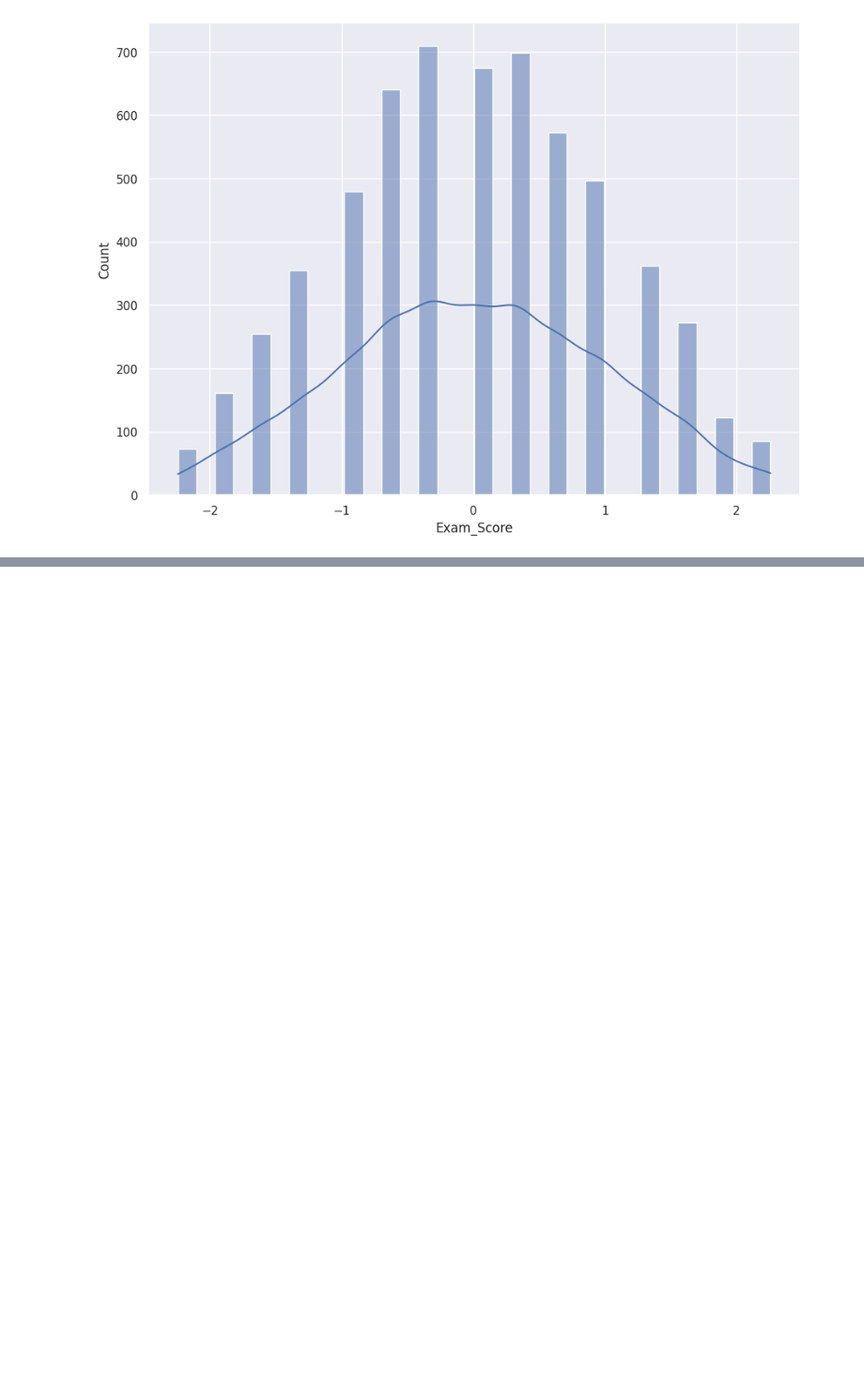
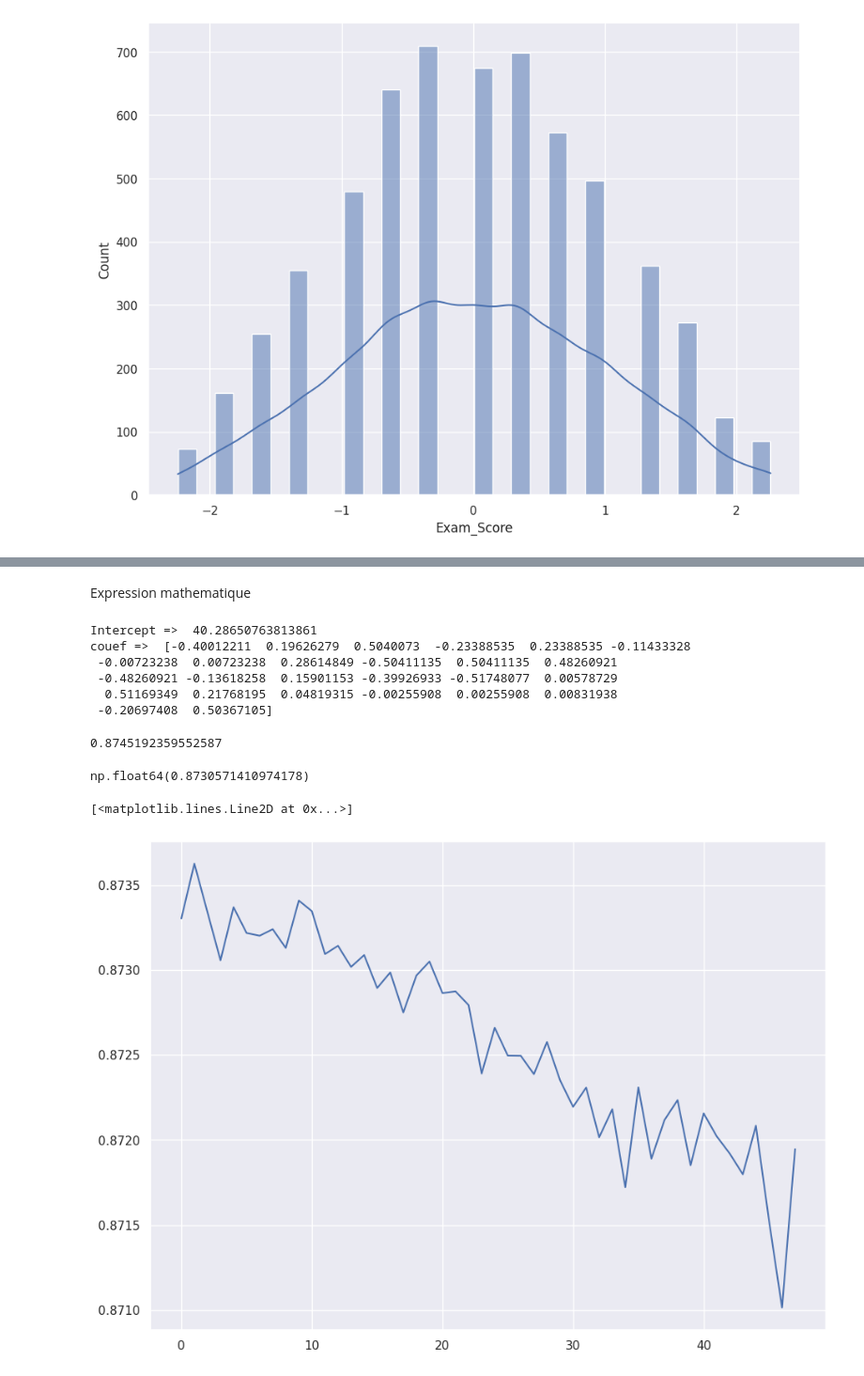
Before and after one commit to NohailaAitHammad/BRIEF_2_EduPredict, a Jupyter notebook: EDA.ipynb, the cells around one changed output, grey strips where cells are left out. Shown at 94% size. Saved outputs shown, nothing was run; the diff lists cells and outputs as text; code cells hidden in the pictures; blank space fills up the shorter version.

```diff
--- a/EDA.ipynb
+++ b/EDA.ipynb
@@ -543,0 +634,19 @@ sns.histplot(result['Exam_Score'], kde=True)
+# %% [markdown]
+Expression mathematique
+# %%
+intercept = model.intercept_
+couef = model.coef_
+print("Intercept => ", intercept)
+print("couef => ", couef)
+# %% [output]
+Intercept =>  40.28650763813861
+couef =>  [-0.40012211  0.19626279  0.5040073  -0.23388535  0.23388535 -0.11433328
+ -0.00723238  0.00723238  0.28614849 -0.50411135  0.50411135  0.48260921
+ -0.48260921 -0.13618258  0.15901153 -0.39926933 -0.51748077  0.00578729
+  0.51169349  0.21768195  0.04819315 -0.00255908  0.00255908  0.00831938
+ -0.20697408  0.50367105]
+# %%
+model.score(x_test, y_test)
+model.score(x_train, y_train)
+# %% [output]
+0.8745192359552587
@@ -543,0 +655,13 @@ sns.histplot(result['Exam_Score'], kde=True)
+# %%
+cross_val_score(model, x_train, y_train,cv=5, scoring='r2').mean()
+# %% [output]
+np.float64(0.8730571410974178)
+# %%
+vall_score = []
+for k in range(2,50):
+      score = cross_val_score(model, x_train, y_train,cv=k).mean()
+      vall_score.append(score)
+plt.plot(vall_score)
+# %% [output]
+[<matplotlib.lines.Line2D at 0x...>]
+[figure, added]
```
Also changed, not shown: parts of 91 cells of this notebook, 3 other files.
